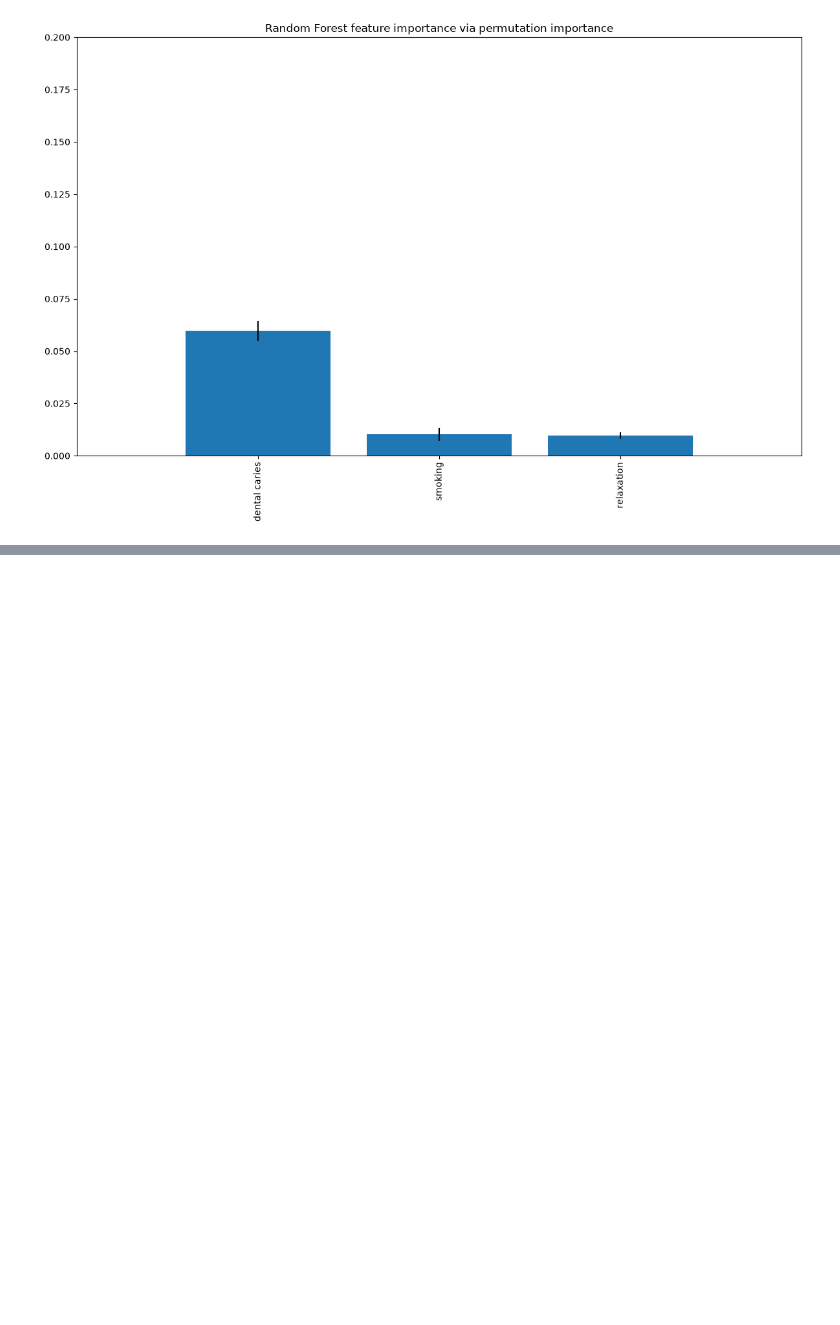
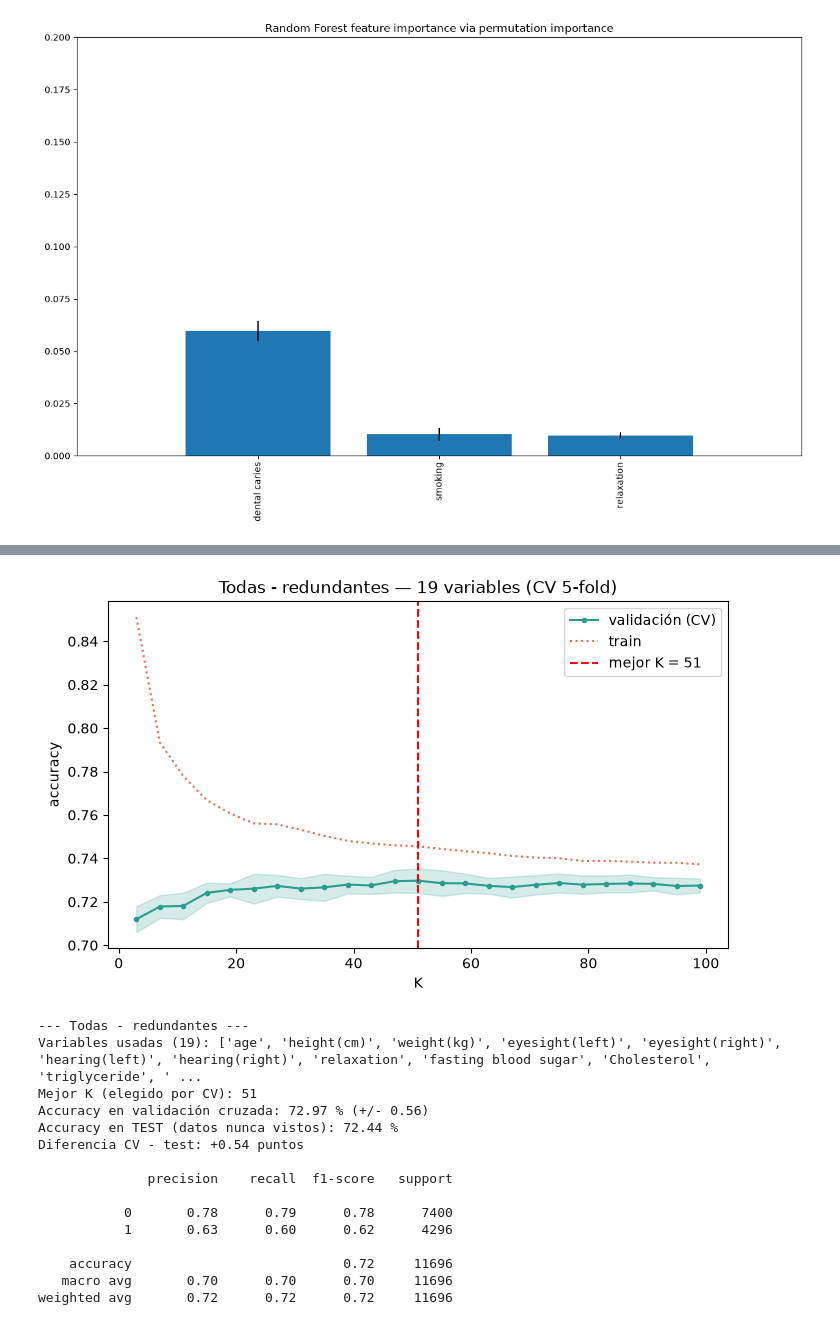
Before and after one commit to Franco-Vallejos/Ciencia-de-datos, a Jupyter notebook: Ejercicios/Tercera clase/02_Ej_knn_%26_evaluacion_de_modelos_smokers.ipynb, the cells around one changed output, grey strips where cells are left out. Drawn from its saved outputs; the diff is of its cells as text; code cells hidden in the pictures; blank space fills up the shorter version.

```diff
--- a/Ejercicios/Tercera clase/02_Ej_knn_%26_evaluacion_de_modelos_smokers.ipynb
+++ b/Ejercicios/Tercera clase/02_Ej_knn_%26_evaluacion_de_modelos_smokers.ipynb
@@ -290,0 +500,22 @@ weught relaxation dentalcaries
+# %%
+# Todas las variables, pero sacando una de cada par redundante (corr > 0.7)
+redundantes = ["waist(cm)", "systolic", "LDL"]
+df_sin_redundantes = df_smokers.drop(columns=redundantes)
+_ = evaluar_knn(df_sin_redundantes, "Todas - redundantes", ks=range(3, 102, 4))
+# %% [output]
+[figure, added]
+--- Todas - redundantes ---
+Variables usadas (19): ['age', 'height(cm)', 'weight(kg)', 'eyesight(left)', 'eyesight(right)', 'hearing(left)', 'hearing(right)', 'relaxation', 'fasting blood sugar', 'Cholesterol', 'triglyceride', ' ...
+Mejor K (elegido por CV): 51
+Accuracy en validación cruzada: 72.97 % (+/- 0.56)
+Accuracy en TEST (datos nunca vistos): 72.44 %
+Diferencia CV - test: +0.54 puntos
+
+              precision    recall  f1-score   support
+
+           0       0.78      0.79      0.78      7400
+           1       0.63      0.60      0.62      4296
+
+    accuracy                           0.72     11696
+   macro avg       0.70      0.70      0.70     11696
+weighted avg       0.72      0.72      0.72     11696
```
Also changed, not shown: parts of 19 cells of this notebook, 1 other file.
